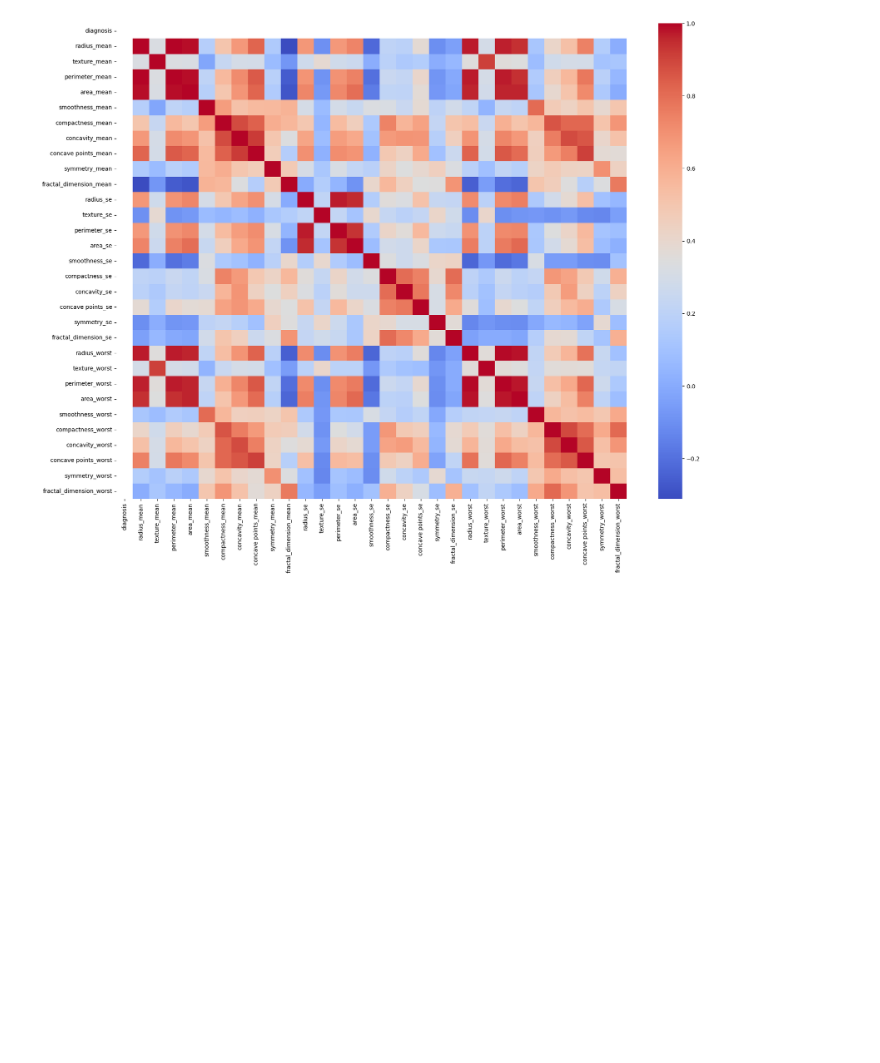
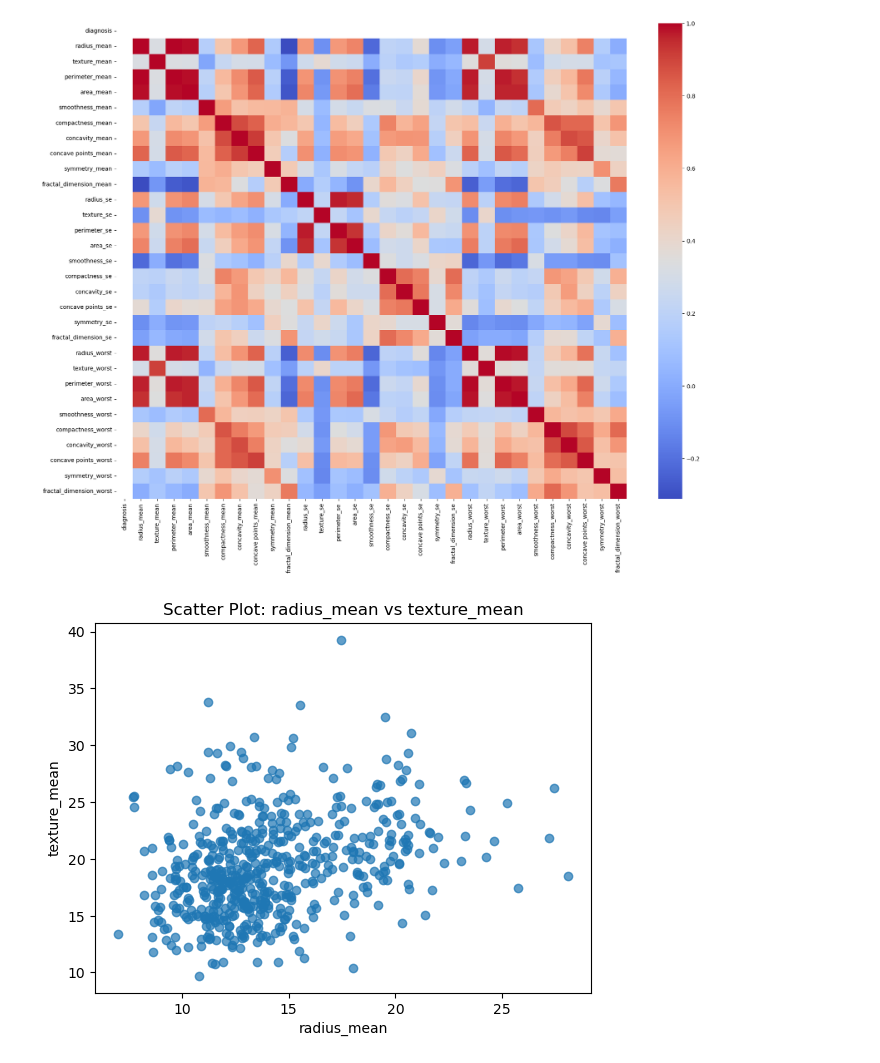
Before and after one commit to sandeshbhatta495/AI, a Jupyter notebook: Breast Cancer Detection/breast cancer detection.ipynb, the cells around one changed output. Cells and saved outputs as stored; diff of their text form; code cells hidden in the pictures; blank space fills up the shorter version.

```diff
--- a/Breast Cancer Detection/breast cancer detection.ipynb
+++ b/Breast Cancer Detection/breast cancer detection.ipynb
@@ -109,6 +109,10 @@ plt.show()
 # %% [output]
 [figure]
 # %%
-plt.figure(figsize=(12, 8))
-sns.heatmap(df[top_features].corr(), annot=True, cmap='coolwarm')
+plt.scatter(df['radius_mean'], df['texture_mean'], alpha=0.7)
+plt.xlabel('radius_mean')
+plt.ylabel('texture_mean')
+plt.title('Scatter Plot: radius_mean vs texture_mean')
 plt.show()
+# %% [output]
+[figure, added]
```
Also changed, not shown: 1 other file.
